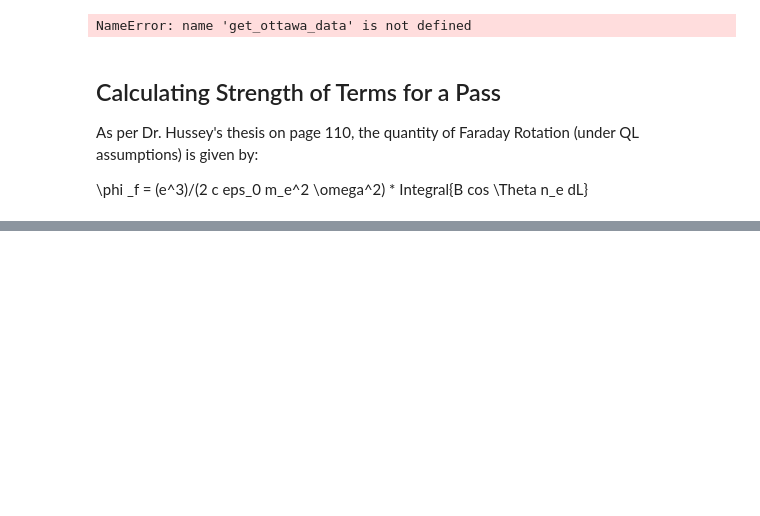
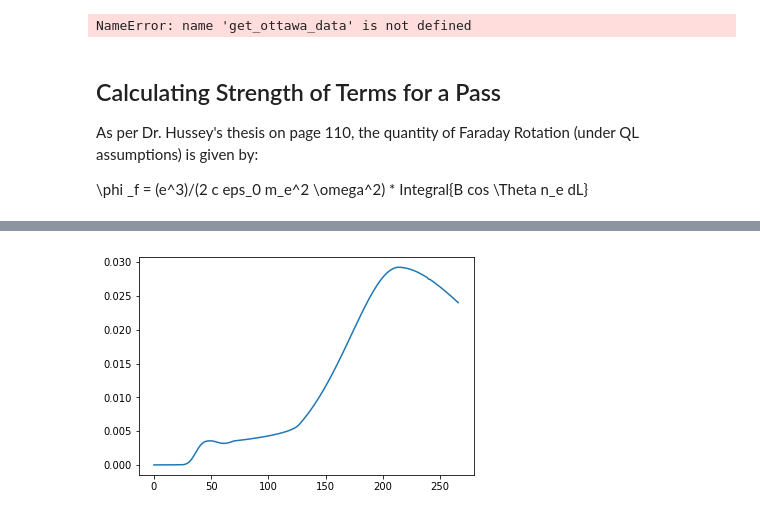
Before and after one commit to dfairbairn/rriephtk, a Jupyter notebook: OttawaPlots.ipynb, the cells around one changed output, grey strips where cells are left out. Cells and saved outputs as stored; diff of their text form; code cells hidden in the pictures; blank space fills up the shorter version.

```diff
--- a/OttawaPlots.ipynb
+++ b/OttawaPlots.ipynb
@@ -1121,0 +1150,42 @@ WARNING:root:setting dateTime to datetime
+# %%
+lons,lats,alts,ephtimes = data_utils.get_rri_ephemeris(data_utils.get_ottawa_data('20160418')[0])
+datarr,datlats = data_utils.load_density_profile('./data/20160418-densities.txt')
+tx_lon = -75.552
+tx_lat = 45.503
+tx_alt = 0.07
+
+plons=[]
+plats=[]
+ndiffs=[]
+phase_integral = 0.
+
+i = 0
+times = ephems_to_datetime(ephtimes)
+lon = lons[i]
+lat = lats[i]
+alt = alts[i]
+time = times[i]
+
+kv = get_kvecs(lon,lat,alt)
+freq10 = 1.0422E7
+elev_ang = get_elevation_angle(tx_lon,tx_lat,tx_alt,lon,lat,alt)
+dist = 1E3/np.sin(np.deg2rad(elev_ang))
+
+plalts = np.arange(60.,alt)
+for plalt in plalts:
+    plon,plat = get_plasma_intersection(lon,lat,alt,plasma_alt=plalt)
+    plons.append(plon)
+    plats.append(plat)
+    n_e = data_utils.get_density(plon,plat,plalt,datarr,datlats)
+    omega_p = plasma_freq(n_e)
+    bv = get_bvec(plon,plat,plalt,time)
+    omega_c = cyclotron_freq(1E-9*np.linalg.norm(bv))
+    print omega_c
+    ang_deg = get_aspect_angle(kv,bv)
+
+    X,Y,Z = appleton_coeffs(omega_c,omega_p,freq10,0.)
+    nplus,nminus = appleton_hartree(X,Y,Z,np.deg2rad(ang_deg))
+
+    ndiffs.append(nplus-nminus)
+
+    phase_integral += (nplus-nminus)*dist
@@ -1121,0 +1210,5 @@ WARNING:root:setting dateTime to datetime
+# %%
+plt.plot(ndiffs)
+plt.show()
+# %% [output]
+[figure, added]
```
Also changed, not shown: parts of 3 cells of this notebook, 1 other file.
